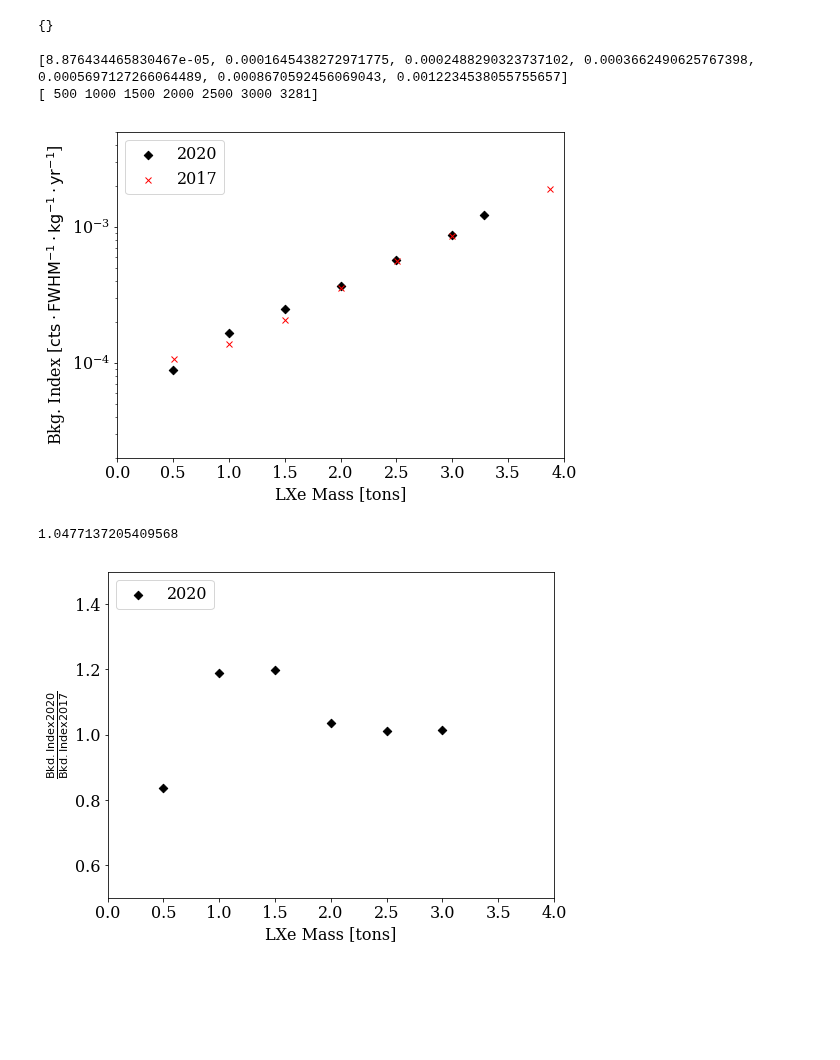
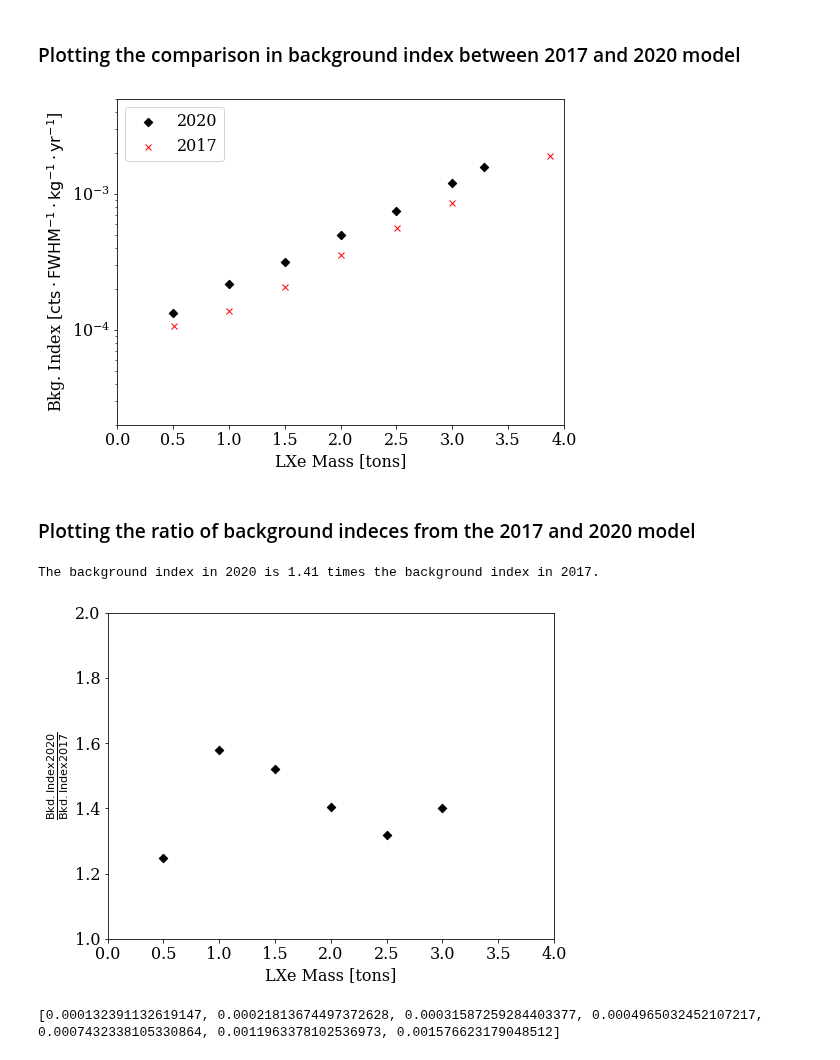
Before and after one commit to YMTheory/sensitivity, a Jupyter notebook: work/SensitivityPaper2020_scripts/DiscoveryPotential/CountsInROI.ipynb, the cells around one changed output. Cells and saved outputs as stored; diff of their text form; code cells hidden in the pictures; blank space fills up the shorter version.

```diff
--- a/work/SensitivityPaper2020_scripts/DiscoveryPotential/CountsInROI.ipynb
+++ b/work/SensitivityPaper2020_scripts/DiscoveryPotential/CountsInROI.ipynb
@@ -72,6 +110,6 @@ def GetXenonMass(ZStandoff, RStandoff):
 # %%
 MassXe = []
-Standoff = np.arange(2,50,0.1)
+Standoff = np.arange(2,50,0.01)
 for x in Standoff:
     MassXe.append(GetXenonMass(x,x))
 MassXe = np.array(MassXe)
@@ -98,41 +140,25 @@ StandoffVals = np.array(StandoffVals)*10
 # %%
 BkgIndex = {}
-bb0n_count = {}
 for ii,FM in enumerate(FiducialMass):
-#     roi_dict = { 'DNN':         [0.85,1.],
-#              'Energy (keV)':  [ 2428.89, 2486.77 ],
-#              'Standoff (mm)': [ StandoffVals[ii], 650. ] }
-    roi_dict = { 'DNN':         [0.85,1.],
-             'Energy (keV)':  [ 2435.0, 2475.0 ],
+    roi_dict = { 'DNN':         [0.83,1.],
+             'Energy (keV)':  [ 2435,  2481 ],
              'Standoff (mm)': [ StandoffVals[ii], 1000. ] }
     BkgIndex[FM] = {}
     BkgIndex[FM]['std'] = StandoffVals[ii]
     BkgIndex[FM]['dict'] = roi_dict
 
-
-    workspace.DefineROI( roi_dict )
+    workspace.DefineROI(roi_dict)
 
     likelihood = nEXOFitLikelihood.nEXOFitLikelihood()
-    likelihood.AddPDFDataframeToModel(workspace.df_group_pdfs)
+    likelihood.AddPDFDataframeToModel(workspace.df_group_pdfs,workspace.histogram_axis_names)
 
-#     sig_idx = likelihood.model.GetVariableIndexByName( 'Bb0n' )
-#     likelihood.model.variable_list[sig_idx]['Value'] = 0.0
+    sig_idx = likelihood.model.GetVariableIndexByName('Bb0n')
+    likelihood.model.variable_list[sig_idx]['Value'] = 0.0
 
     likelihood.model.GenerateModelDistribution()
-    bkg_in_roi = likelihood.model.GetIntegralInBinRange( workspace.GetROIBinIndices() )
-    print(ii,FM, bkg_in_roi)
+    bkg_in_roi = likelihood.model.GetIntegralInBinRange(workspace.GetROIBinIndices())
 
     BkgIndex[FM]['cts'] = bkg_in_roi/FM/10.0
-
-
-#     for component in likelihood.model.variable_list:
-# #         print('****************************************************************************************\n')
-#         if 'Shape' in component['Name']: continue
-#         num_counts_in_roi = likelihood.model.GetComponentIntegralInBinRange( \
-#                                                 component['Name'], workspace.GetROIBinIndices() )
-#         print('{:<20}\t{:>10.4}\t{:>10.4}%'.format( component['Name']+':', num_counts_in_roi, int(1000*num_counts_in_roi/total_bkg_in_roi)/10. ) )
-#         if component['Name'] == 'Num_FullLXeBb0n':
-#             bb0n_count[FM] = num_counts_in_roi
-#     print('****************************************************************************************\n')
+    print('The background index in the inner most %d kg is %.2e cts/FWHM/kg/yr' % (FM,BkgIndex[FM]['cts']))
 # %% [output]
 DNN:
@@ -155,15 +181,8 @@ Standoff (mm):
-# %%
-print(bb0n_count)
-for ii,key in enumerate(bb0n_count.keys()):
-#     print(key, bb0n_count[key]/bb0n_count[3281] , bb0n_count[key]/bb0n_count[3281]*96.3)
-    print("%.2f" % (bb0n_count[key]/bb0n_count[3281]*0.963))
-# %% [output]
-{}
+# %% [markdown]
+### Plotting the comparison in background index between 2017 and 2020 model
 # %%
 Mass2020 = [x/1000.0 for x in BkgIndex.keys()]
 Bkg2020 = [BkgIndex[x]['cts'] for x in BkgIndex.keys()]
-print(Bkg2020)
-print(np.array(FiducialMass))
 
 plt.figure(figsize=(8,6))
 plt.scatter(Mass2020, Bkg2020, color='k', label='2020', marker='D')
@@ -179,25 +198,27 @@ plt.ylabel(r'Bkg. Index [$\mathrm{cts}\cdot \mathrm{FWHM}^{-1}\cdot \mathrm{kg}^
 plt.legend(loc='upper left', fontsize=16)
 plt.savefig('bkg_index_comparison.pdf', bbox_inches='tight')
 # %% [output]
-[8.876434465830467e-05, 0.0001645438272971775, 0.0002488290323737102, 0.0003662490625767398, 0.0005697127266064489, 0.0008670592456069043, 0.0012234538055755657]
-[ 500 1000 1500 2000 2500 3000 3281]
-[figure, old version]
+[figure, new version]
+# %% [markdown]
+### Plotting the ratio of background indeces from the 2017 and 2020 model
 # %%
 plt.figure(figsize=(8,6))
-plt.scatter(Mass2020[:-1], np.array(Bkg2020[:-1])/np.array(Bkg2017[:-1]), color='k', label='2020', marker='D')
-# plt.scatter(Mass2017, Bkg2017, color='r', label='2017', marker='x')
+plt.scatter(Mass2020[:-1], np.array(Bkg2020[:-1])/np.array(Bkg2017[:-1]), color='k', marker='D')
 
-# plt.yscale('log')
 plt.xlim(0,4)
-plt.ylim(0.5,1.5)
+plt.ylim(1,2)
 plt.xticks(fontsize=16)
 plt.yticks(fontsize=16)
 plt.xlabel('LXe Mass [tons]', fontsize=16)
 plt.ylabel(r'$\frac{\mathrm{Bkd. Index 2020}}{\mathrm{Bkd. Index 2017}}$', fontsize=16)
-plt.legend(loc='upper left', fontsize=16)
 plt.savefig('bkg_index_comparison_rel.pdf', bbox_inches='tight')
 
-print(np.mean(np.array(Bkg2020[:-1])/np.array(Bkg2017[:-1])))
+MeanRatio = np.mean(np.array(Bkg2020[:-1])/np.array(Bkg2017[:-1]))
+print('The background index in 2020 is %.2f times the background index in 2017.' % (MeanRatio))
 # %% [output]
-1.0477137205409568
+The background index in 2020 is 1.41 times the background index in 2017.
-[figure, old version]
+[figure, new version]
+# %%
+print(Bkg2020)
+# %% [output]
+[0.000132391132619147, 0.00021813674497372628, 0.00031587259284403377, 0.0004965032452107217, 0.0007432338105330864, 0.0011963378102536973, 0.001576623179048512]
```
Also changed, not shown: parts of 24 cells of this notebook, 3 other files.
